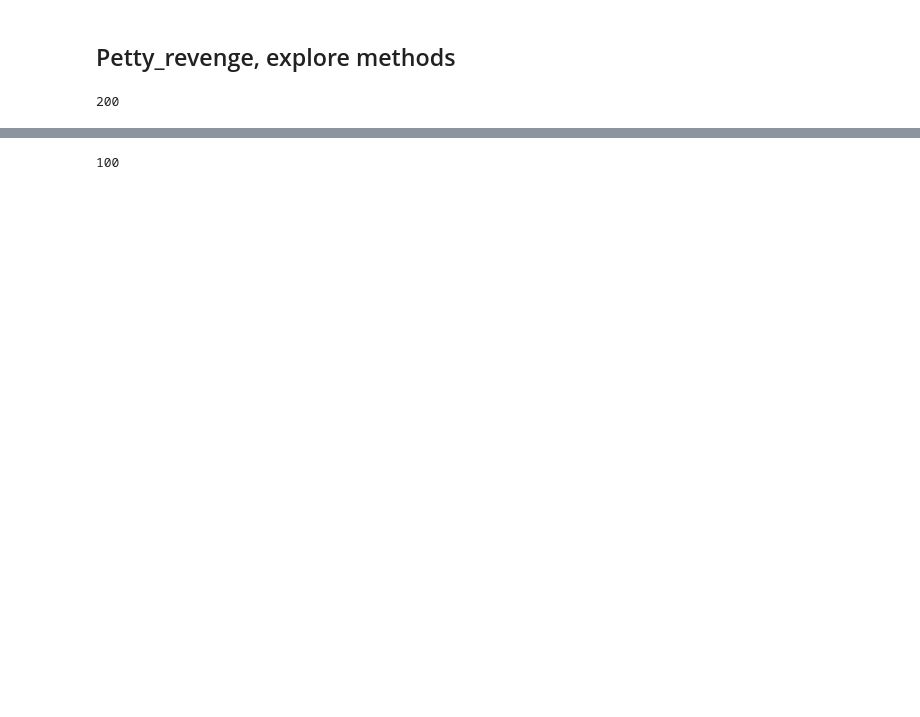
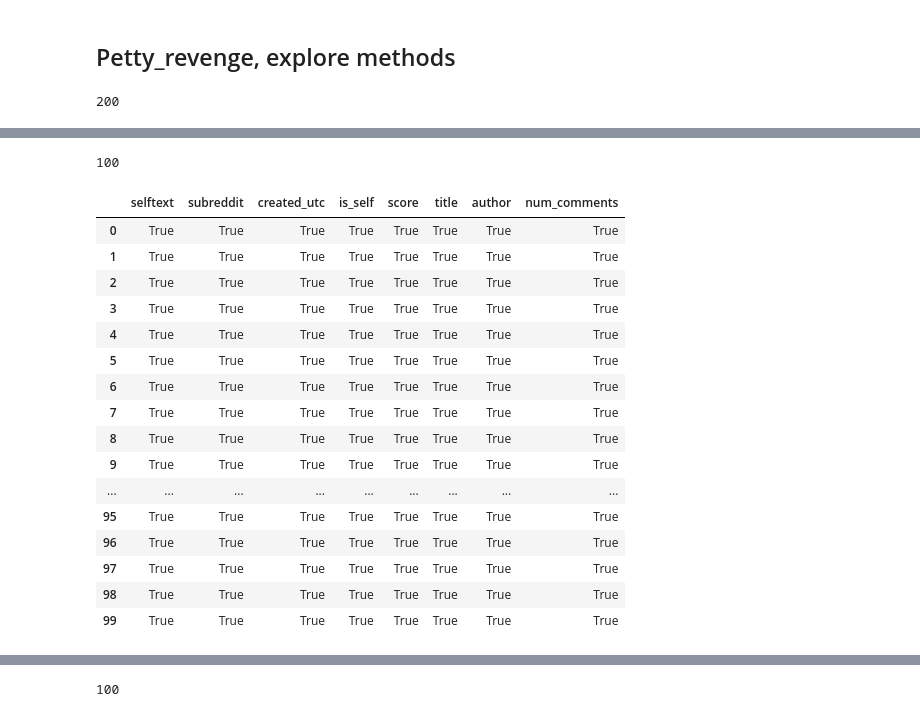
Before and after one commit to welcometohelen/NLP_classifier, a Jupyter notebook: pushshift_draft.ipynb, the cells around one changed output, grey strips where cells are left out. Drawn from its saved outputs; the diff is of its cells as text; code cells hidden in the pictures; blank space fills up the shorter version.

Commit message:
csv and json update

```diff
--- a/pushshift_draft.ipynb
+++ b/pushshift_draft.ipynb
@@ -15,8 +15,9 @@ pr = '?subreddit=petty_revenge'
 ## Petty_revenge, explore methods
 # %%
 params = {
-    'subreddit' : 'petty_revenge',
-    'size' : 200
+    'subreddit' : 'pettyrevenge',
+    'size' : 100,
+    'selftext:not' : '[removed]' #thanks Amanda!  filters out removed posts (77/100 in test run)
     #'sort' : 'desc'   #default is sort:desc, specify 'asc' to start with oldest
 }
 # %%
@@ -29,0 +51,28 @@ json_data=res.json()
+# %%
+#filter out any is_self=False
+#thewordtrue = [True]
+testingfilter = [i for i in res.json()['data'] if i['is_self'] in [True]]
+len(testingfilter)
+#checks out, there are no 'False' in original 'posts'...TBD if actually filtering
+# %% [output]
+100
+# %%
+pd.DataFrame(testingfilter)[retain] == pd.DataFrame(json_data['data'])[retain]
+# %% [output]
+|  | selftext | subreddit | created_utc | is_self | score | title | author | num_comments |
+| 0 | True | True | True | True | True | True | True | True |
+| 1 | True | True | True | True | True | True | True | True |
+| 2 | True | True | True | True | True | True | True | True |
+| 3 | True | True | True | True | True | True | True | True |
+| 4 | True | True | True | True | True | True | True | True |
+| 5 | True | True | True | True | True | True | True | True |
+| 6 | True | True | True | True | True | True | True | True |
+| 7 | True | True | True | True | True | True | True | True |
+| 8 | True | True | True | True | True | True | True | True |
+| 9 | True | True | True | True | True | True | True | True |
+| ... | ... | ... | ... | ... | ... | ... | ... | ... |
+| 95 | True | True | True | True | True | True | True | True |
+| 96 | True | True | True | True | True | True | True | True |
+| 97 | True | True | True | True | True | True | True | True |
+| 98 | True | True | True | True | True | True | True | True |
+| 99 | True | True | True | True | True | True | True | True |
```
Also changed, not shown: parts of 50 cells of this notebook, 4 other files.
